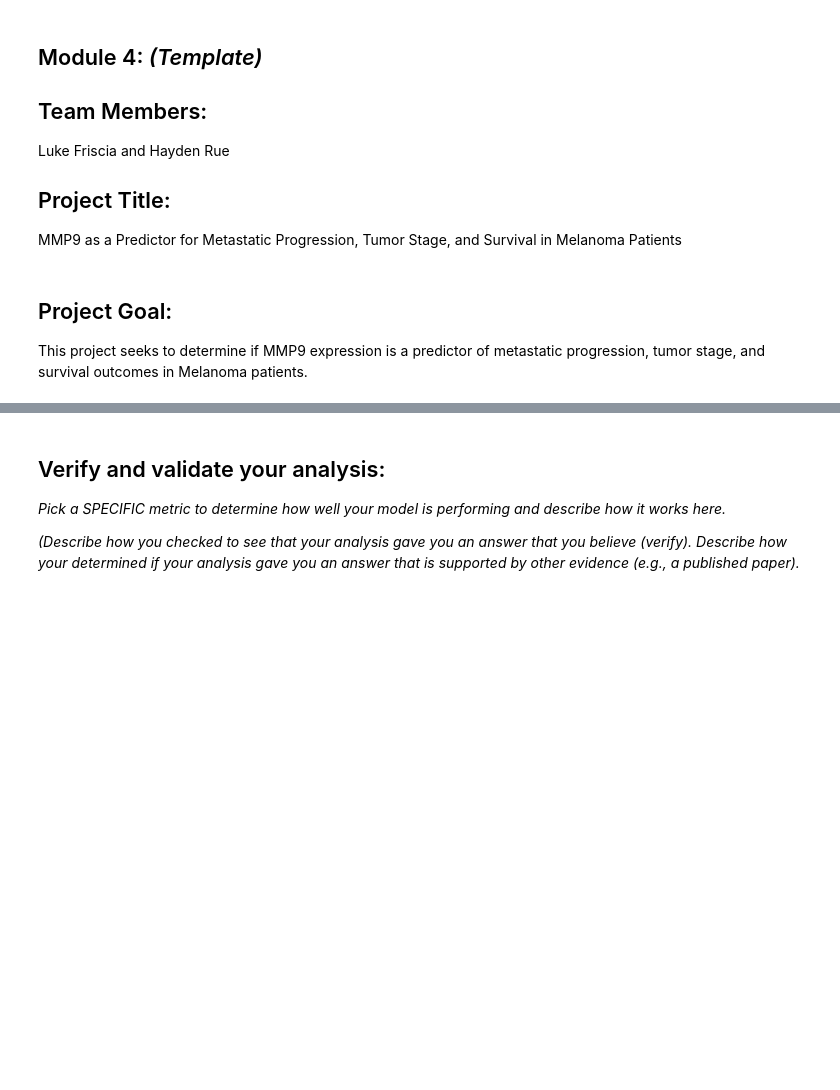
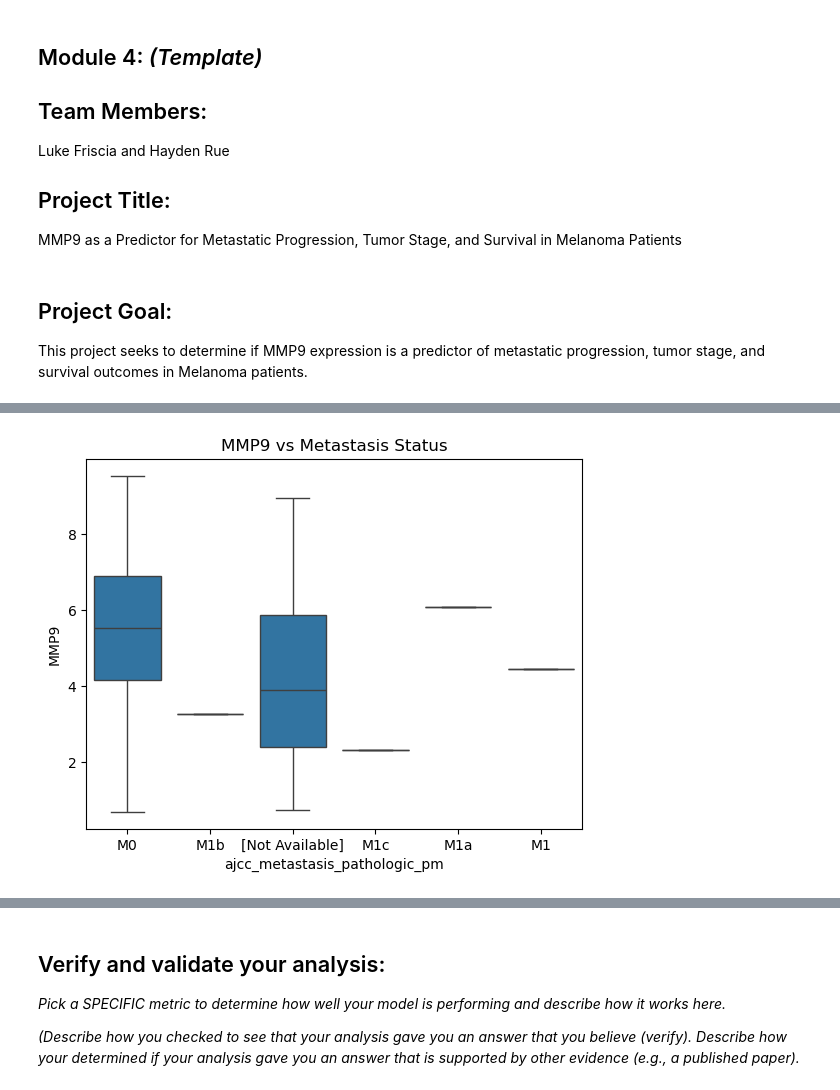
Before and after one commit to haydenrue1/Module-4-Cancer, a Jupyter notebook: code/Module 4 Template.ipynb, the cells around one changed output, grey strips where cells are left out. Drawn from its saved outputs; the diff is of its cells as text; code cells hidden in the pictures; blank space fills up the shorter version.

Commit message:
Analysis added
Added clinical association plots, pca, and kmeans to the analysis section with all code snippets

```diff
--- a/code/Module 4 Template.ipynb
+++ b/code/Module 4 Template.ipynb
@@ -28,0 +42,99 @@ The machine learning technique I am using is: *fill in and describe*
+# %%
+# Importing the libraries we need for this analysis
+import pandas as pd
+import matplotlib.pyplot as plt
+import seaborn as sns
+
+from sklearn.decomposition import PCA
+from sklearn.preprocessing import StandardScaler
+from sklearn.cluster import KMeans
+
+
+# Load in the gene expression data and the metadata
+# index_col=0 means the first column is used as row the labels
+data = pd.read_csv(
+    '/Users/haydenrue/Desktop/Comp BME/Module-4-Cancer/data/TRAINING_SET_GSE62944_subsample_log2TPM.csv',
+    index_col=0
+)
+
+metadata_df = pd.read_csv(
+    '/Users/haydenrue/Desktop/Comp BME/Module-4-Cancer/data/TRAINING_SET_GSE62944_metadata.csv',
+    index_col=0
+)
+
+# Print shapes to confirm everything loaded correctly
+print("Data shape:", data.shape)
+print("Metadata shape:", metadata_df.shape)
+
+
+# The sample IDs in the gene data and metadata don’t perfectly match,
+# so we shorten them to the first 12 characters
+data_short = data.columns.str[:12]
+meta_short = metadata_df.index.str[:12]
+
+# map shortened IDs back to full IDs
+data_map = dict(zip(data_short, data.columns))
+meta_map = dict(zip(meta_short, metadata_df.index))
+
+# Find which patient IDs exist in both datasets
+common_ids = set(data_short).intersection(set(meta_short))
+print("Matched patients:", len(common_ids))
+
+# Use only the matched samples
+data_cols_final = [data_map[i] for i in common_ids]
+meta_idx_final = [meta_map[i] for i in common_ids]
+
+data = data[data_cols_final]
+metadata_df = metadata_df.loc[meta_idx_final]
+
+
+# Filter down to only SKCM (melanoma) samples
+cancer_type = 'SKCM'
+
+cancer_samples = metadata_df[metadata_df['cancer_type'] == cancer_type].index
+common_samples = data.columns.intersection(cancer_samples)
+
+print("Matched SKCM samples:", len(common_samples))
+
+SKCM_data = data[common_samples]
+SKCM_metadata = metadata_df.loc[common_samples]
+
+
+# Select the most variable genes since they carry the most information
+# Also make sure MMP9 is included even if it’s not the most variable
+gene_variance = SKCM_data.var(axis=1)
+top_genes = gene_variance.sort_values(ascending=False).head(150).index
+
+genes = list(set(top_genes).union({'MMP9'}))
+SKCM_gene_data = SKCM_data.loc[genes]
+
+print("Gene data shape:", SKCM_gene_data.shape)
+
+
+# Combine gene expression data with clinical metadata into one dataframe
+# Transpose is needed so samples become rows
+SKCM_merged = SKCM_gene_data.T.merge(
+    SKCM_metadata, left_index=True, right_index=True
+)
+
+
+# Remove rows with missing values for key variables we need
+SKCM_merged = SKCM_merged.dropna(subset=[
+    'MMP9',
+    'ajcc_nodes_pathologic_pn',
+    'ajcc_metastasis_pathologic_pm',
+    'ajcc_pathologic_tumor_stage',
+    'OS',
+    'OS.time'
+])
+
+
+# Clinical association plots
+
+# Compare MMP9 expression across metastasis categories
+sns.boxplot(data=SKCM_merged,
+            x='ajcc_metastasis_pathologic_pm',
+            y='MMP9')
+plt.title("MMP9 vs Metastasis Status")
+plt.show()
+# %% [output]
@@ -28,0 +146 @@ The machine learning technique I am using is: *fill in and describe*
+[figure, added]
```
Also changed, not shown: parts of 14 cells of this notebook, 1 other file.
